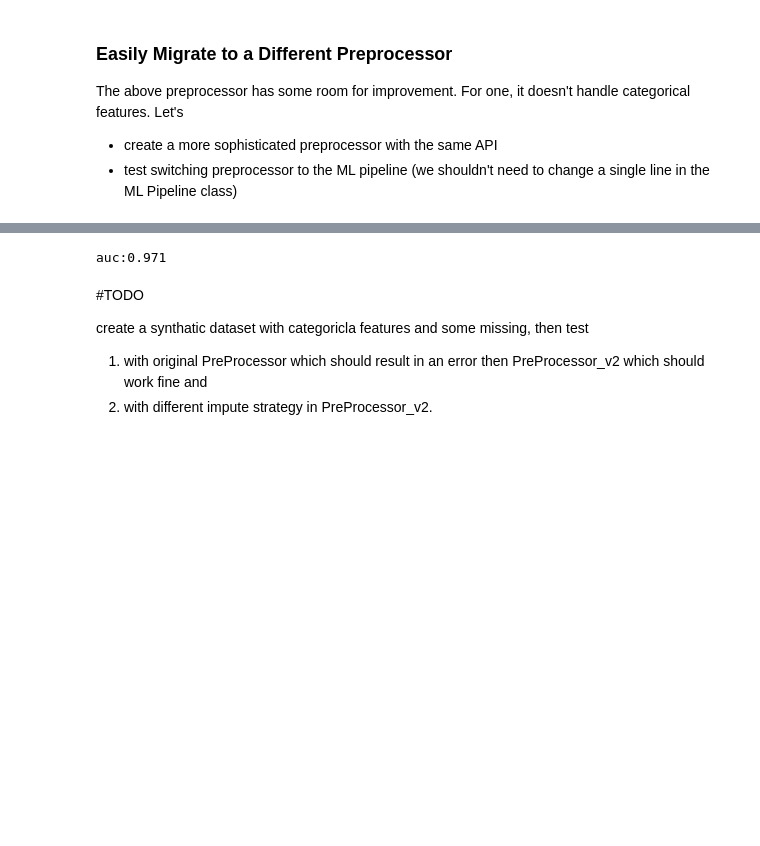
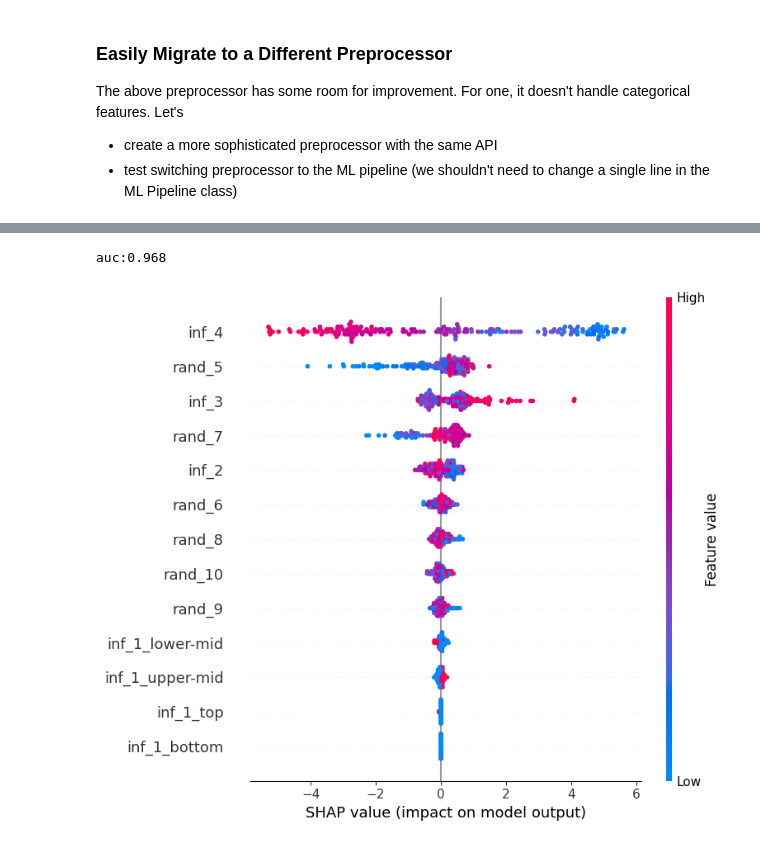
Before and after one commit to MenaWANG/mlflow-demo, a Jupyter notebook: pyfunc_pipeline.ipynb, the cells around one changed output, grey strips where cells are left out. Drawn from its saved outputs; the diff is of its cells as text; code cells hidden in the pictures; blank space fills up the shorter version.

Commit message:
add explainer to the pipeline

```diff
--- a/pyfunc_pipeline.ipynb
+++ b/pyfunc_pipeline.ipynb
@@ -471,0 +499,11 @@ ml_pipeline = ML_PIPELINE(
+# %%
+# we can adjust parameter of the preprocessor, let's change the impute strategy
+preprocessor_v2 = PreProcessor_v2(num_impute_strategy = 'mean')
+ml_pipeline = ML_PIPELINE(
+    model = model,
+    preprocessor = preprocessor_v2
+)
+ml_pipeline.fit(X_train, y_train)
+y_prob = ml_pipeline.predict(context= None, model_input=X_test)
+auc = roc_auc_score(y_test, y_prob)
+print(f"auc:{auc:.3f}")
@@ -471,0 +516,9 @@ ml_pipeline = ML_PIPELINE(
+# %%
+# the first preprocessor which doesn't handle categorical features will error
+# with the new synthetic data
+preprocessor = PreProcessor()
+ml_pipeline = ML_PIPELINE(
+    model = model,
+    preprocessor=preprocessor
+)
+ml_pipeline.fit(X_train, y_train)
@@ -471,0 +527,16 @@ ml_pipeline = ML_PIPELINE(
+# %%
+# of course, you can still switch between models
+params = {
+    'n_estimators': 100,
+    'max_depth': 6,
+    'learning_rate': 0.1
+}
+model = xgb.XGBClassifier(**params)
+ml_pipeline = ML_PIPELINE(
+    model = model,
+    preprocessor=PreProcessor_v2()
+)
+ml_pipeline.fit(X_train, y_train)
+y_prob = ml_pipeline.predict(context= None, model_input=X_test)
+auc = roc_auc_score(y_test, y_prob)
+print(f"auc:{auc:.3f}")
@@ -472,13 +624,16 @@ ml_pipeline = ML_PIPELINE(
 # %%
+# Train the new model pipeline with the explainer ability
+ml_pipeline = ML_PIPELINE(
+    model = model,
+    preprocessor=PreProcessor_v2()
+)
 ml_pipeline.fit(X_train, y_train)
 y_prob = ml_pipeline.predict(context= None, model_input=X_test)
 auc = roc_auc_score(y_test, y_prob)
 print(f"auc:{auc:.3f}")
 # %% [output]
-auc:0.971
+auc:0.968
-# %% [markdown]
-#TODO
-
-create a synthatic dataset with categoricla features and some missing, then test
-1. with original PreProcessor which should result in an error then PreProcessor_v2 which should work fine and
-2. with different impute strategy in PreProcessor_v2.
+# %%
+ml_pipeline.explain_model(X_test)
+# %% [output]
+[figure, added]
```
Also changed, not shown: parts of 17 cells of this notebook, 1 other file.
